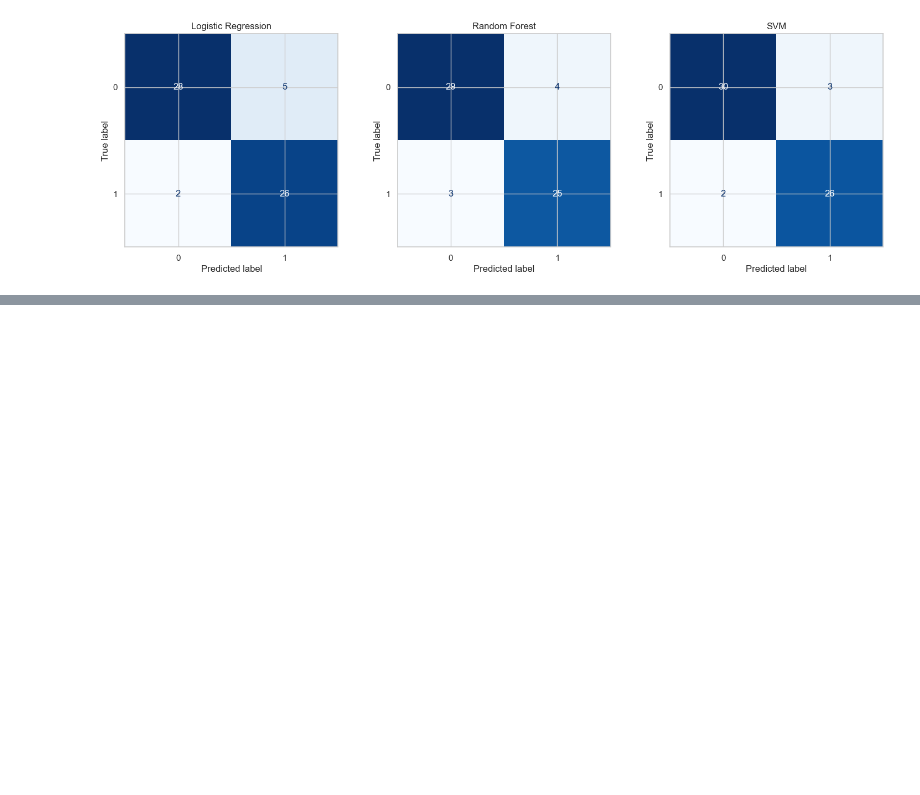
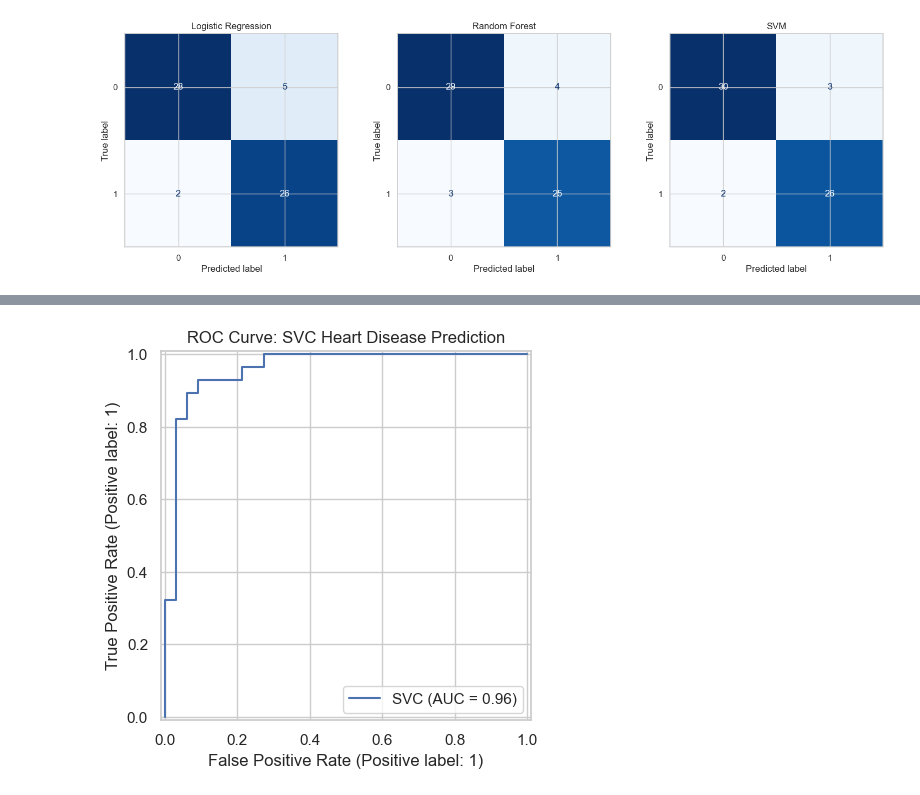
Before and after one commit to AFD03/ECS171_team9_proj, a Jupyter notebook: ECS171_Proj_Main.ipynb, the cells around one changed output, grey strips where cells are left out. Saved outputs shown, nothing was run; the diff lists cells and outputs as text; code cells hidden in the pictures; blank space fills up the shorter version.

```diff
--- a/ECS171_Proj_Main.ipynb
+++ b/ECS171_Proj_Main.ipynb
@@ -550,0 +575,9 @@ plt.show()
+# %%
+## ROC curve
+from sklearn.metrics import RocCurveDisplay
+
+RocCurveDisplay.from_estimator(svm_clf, X_test_scaled, y_test)
+plt.title("ROC Curve: SVC Heart Disease Prediction")
+plt.show()##
+# %% [output]
+[figure, added]
```
Also changed, not shown: parts of 1 cell of this notebook.
